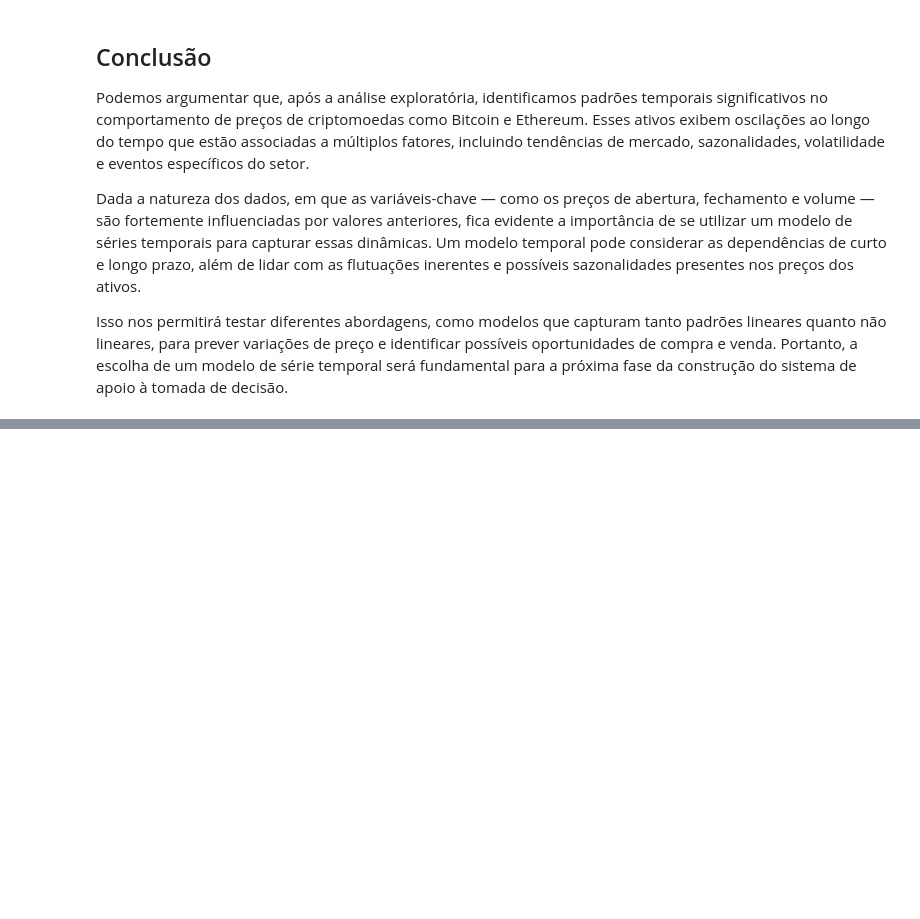
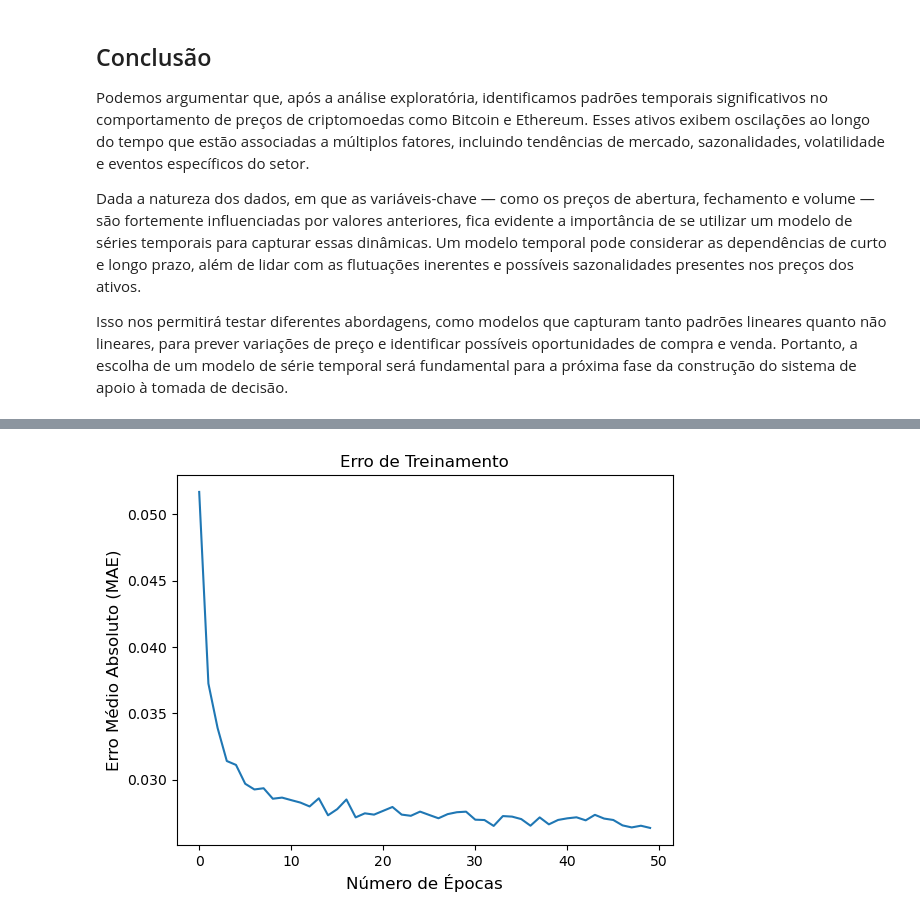
Before and after one commit to lidiamariano/Tomada-de-decis-es-para-investimento-em-cripto-ativos, a Jupyter notebook: src/notebook/predicting-crypto.ipynb, the cells around one changed output, grey strips where cells are left out. Cells and saved outputs as stored; diff of their text form; code cells hidden in the pictures; blank space fills up the shorter version.

```diff
--- a/src/notebook/predicting-crypto.ipynb
+++ b/src/notebook/predicting-crypto.ipynb
@@ -178,0 +524,10 @@ Isso nos permitirá testar diferentes abordagens, como modelos que capturam tant
+# %%
+# Inicializando a arquitetura do modelo
+btc_model = build_model(LSTM_training_inputs, output_size=1, neurons=20)
+
+# Treinando o modelo nos dados
+btc_history = btc_model.fit(
+    LSTM_training_inputs,
+    (training_set['Close_btc'][window_len:].values / training_set['Close_btc'][:-window_len].values) - 1,
+    epochs=50, batch_size=1, verbose=2, shuffle=True
+)
@@ -178,0 +553,22 @@ Isso nos permitirá testar diferentes abordagens, como modelos que capturam tant
+# %%
+# Criação da figura e do eixo
+fig, ax1 = plt.subplots(1, 1)
+
+# Plotando o histórico de perda do treinamento
+ax1.plot(btc_history.epoch, btc_history.history['loss'])
+ax1.set_title('Erro de Treinamento')
+
+# Verifica se a perda usada no modelo é MAE e ajusta o rótulo do eixo y
+if eth_model.loss == 'mae':
+    ax1.set_ylabel('Erro Médio Absoluto (MAE)', fontsize=12)
+# Caso outro método de perda seja utilizado, exibe como 'Perda do Modelo'
+else:
+    ax1.set_ylabel('Perda do Modelo', fontsize=12)
+
+# Rótulo do eixo x
+ax1.set_xlabel('Número de Épocas', fontsize=12)
+
+# Exibe o gráfico
+plt.show()
+# %% [output]
+[figure, added]
```
Also changed, not shown: parts of 33 cells of this notebook, 3 other files.
